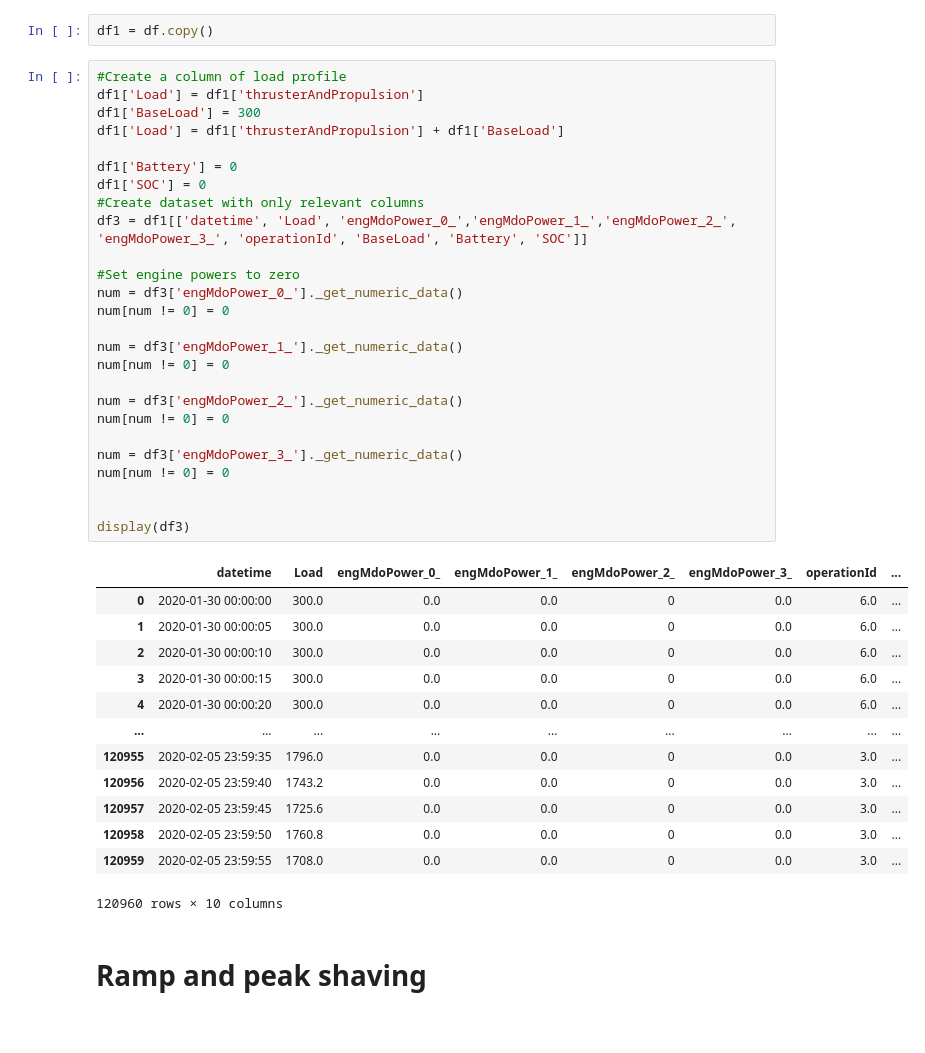
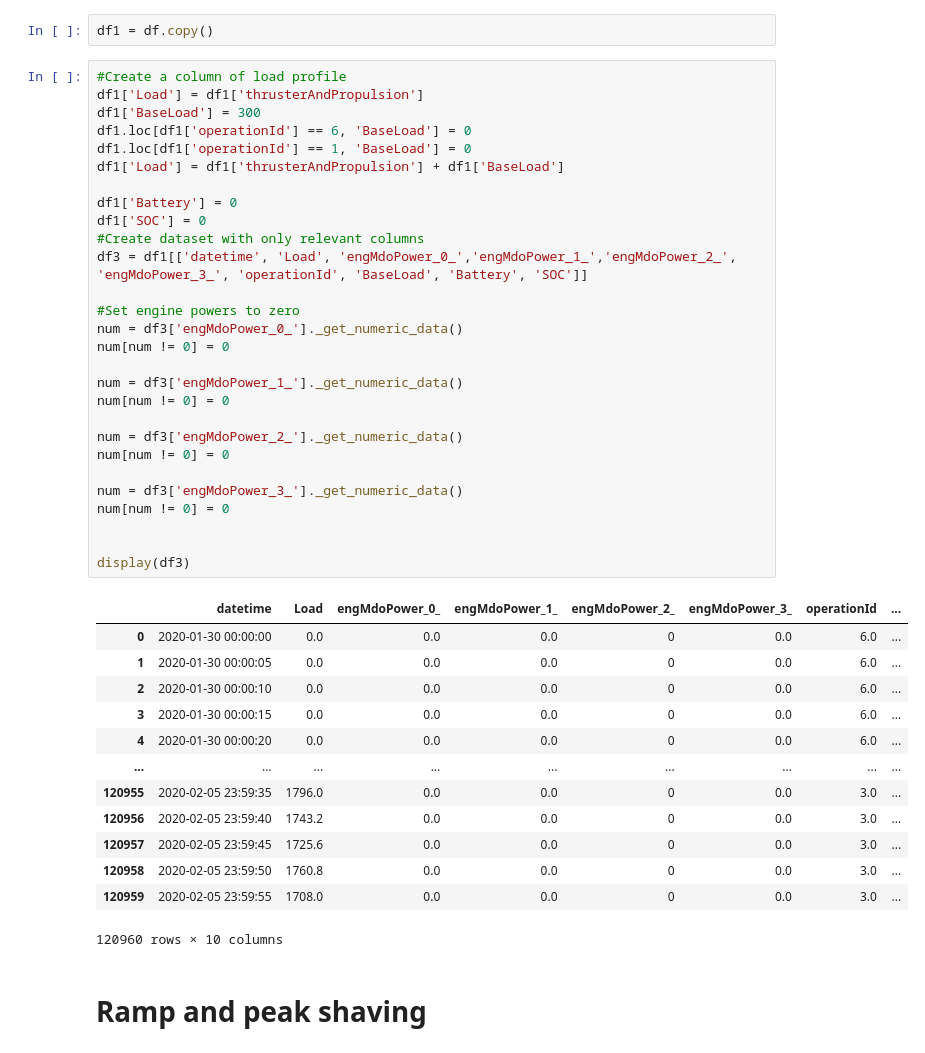
Before and after one commit to andreasdyve/EquinorProject, a Jupyter notebook: python notebooks/BaseCase_MedBat_Calc_Peakshaving.ipynb, the cells around one changed output. Drawn from its saved outputs; the diff is of its cells as text.

```diff
--- a/python notebooks/BaseCase_MedBat_Calc_Peakshaving.ipynb
+++ b/python notebooks/BaseCase_MedBat_Calc_Peakshaving.ipynb
@@ -9,36 +9,38 @@ df1 = df.copy()
 # %%
 #Create a column of load profile
 df1['Load'] = df1['thrusterAndPropulsion']
 df1['BaseLoad'] = 300
+df1.loc[df1['operationId'] == 6, 'BaseLoad'] = 0
+df1.loc[df1['operationId'] == 1, 'BaseLoad'] = 0
 df1['Load'] = df1['thrusterAndPropulsion'] + df1['BaseLoad']
 
 df1['Battery'] = 0
 df1['SOC'] = 0
 #Create dataset with only relevant columns
 df3 = df1[['datetime', 'Load', 'engMdoPower_0_','engMdoPower_1_','engMdoPower_2_', 'engMdoPower_3_', 'operationId', 'BaseLoad', 'Battery', 'SOC']]
 
 #Set engine powers to zero
 num = df3['engMdoPower_0_']._get_numeric_data()
 num[num != 0] = 0
 
 num = df3['engMdoPower_1_']._get_numeric_data()
 num[num != 0] = 0
 
 num = df3['engMdoPower_2_']._get_numeric_data()
 num[num != 0] = 0
 
 num = df3['engMdoPower_3_']._get_numeric_data()
 num[num != 0] = 0
 
 
 display(df3)
 # %% [output]
 |  | datetime | Load | engMdoPower_0_ | engMdoPower_1_ | engMdoPower_2_ | engMdoPower_3_ | operationId | ... |
-| 0 | 2020-01-30 00:00:00 | 300.0 | 0.0 | 0.0 | 0 | 0.0 | 6.0 | ... |
-| 1 | 2020-01-30 00:00:05 | 300.0 | 0.0 | 0.0 | 0 | 0.0 | 6.0 | ... |
-| 2 | 2020-01-30 00:00:10 | 300.0 | 0.0 | 0.0 | 0 | 0.0 | 6.0 | ... |
-| 3 | 2020-01-30 00:00:15 | 300.0 | 0.0 | 0.0 | 0 | 0.0 | 6.0 | ... |
-| 4 | 2020-01-30 00:00:20 | 300.0 | 0.0 | 0.0 | 0 | 0.0 | 6.0 | ... |
+| 0 | 2020-01-30 00:00:00 | 0.0 | 0.0 | 0.0 | 0 | 0.0 | 6.0 | ... |
+| 1 | 2020-01-30 00:00:05 | 0.0 | 0.0 | 0.0 | 0 | 0.0 | 6.0 | ... |
+| 2 | 2020-01-30 00:00:10 | 0.0 | 0.0 | 0.0 | 0 | 0.0 | 6.0 | ... |
+| 3 | 2020-01-30 00:00:15 | 0.0 | 0.0 | 0.0 | 0 | 0.0 | 6.0 | ... |
+| 4 | 2020-01-30 00:00:20 | 0.0 | 0.0 | 0.0 | 0 | 0.0 | 6.0 | ... |
 | ... | ... | ... | ... | ... | ... | ... | ... | ... |
 | 120955 | 2020-02-05 23:59:35 | 1796.0 | 0.0 | 0.0 | 0 | 0.0 | 3.0 | ... |
 | 120956 | 2020-02-05 23:59:40 | 1743.2 | 0.0 | 0.0 | 0 | 0.0 | 3.0 | ... |
```
Also changed, not shown: parts of 8 cells of this notebook, 3 other files.
